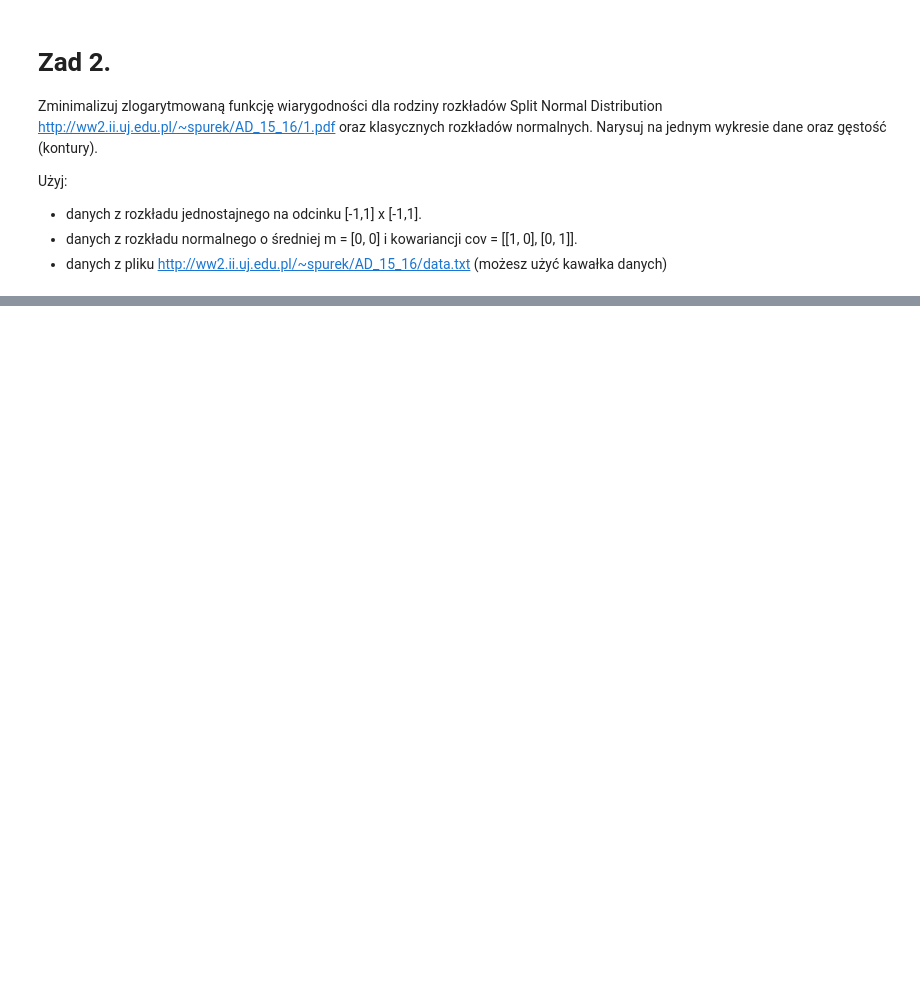
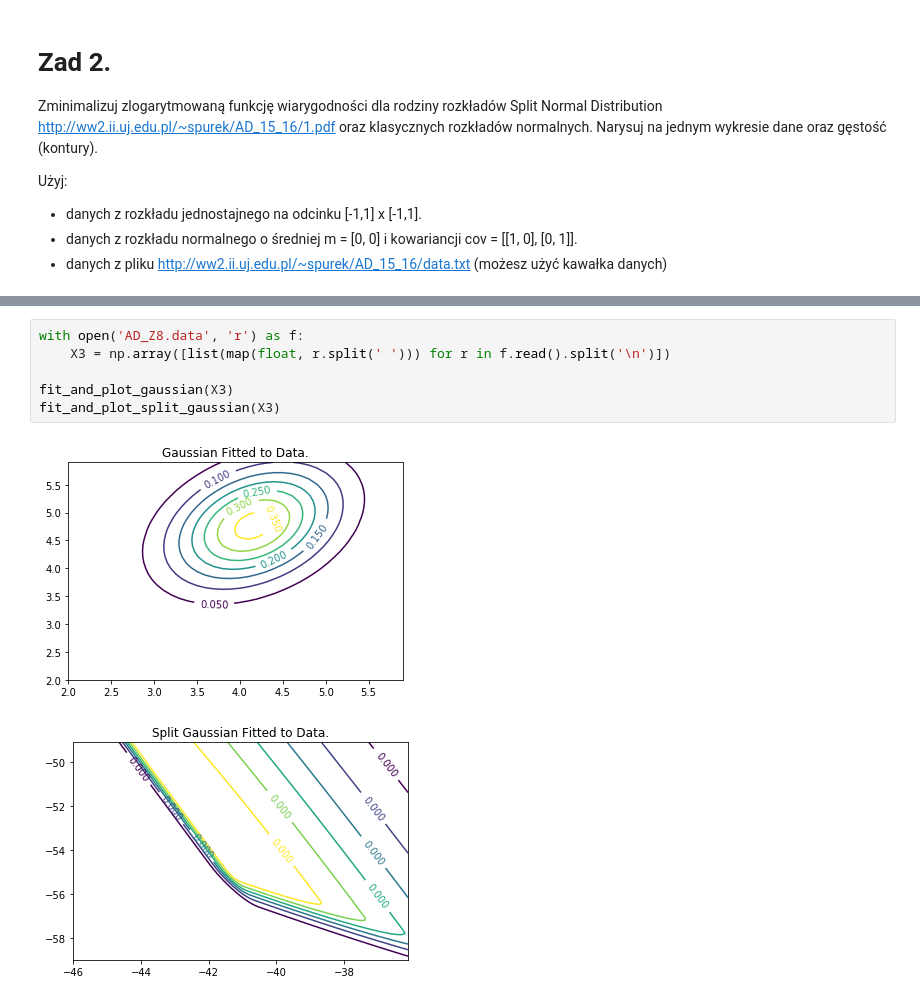
Before and after one commit to Domol/AD, a Jupyter notebook: AD_Z8.ipynb, the cells around one changed output, grey strips where cells are left out. Cells and saved outputs as stored; diff of their text form; blank space fills up the shorter version.

```diff
--- a/AD_Z8.ipynb
+++ b/AD_Z8.ipynb
@@ -106,0 +127,9 @@ fit_and_plot_split_gaussian(X)
+# %%
+with open('AD_Z8.data', 'r') as f:
+    X3 = np.array([list(map(float, r.split(' '))) for r in f.read().split('\n')])
+
+fit_and_plot_gaussian(X3)
+fit_and_plot_split_gaussian(X3)
+# %% [output]
+[figure, added]
+[figure, added]
```
Also changed, not shown: parts of 7 cells of this notebook, 1 other file.
